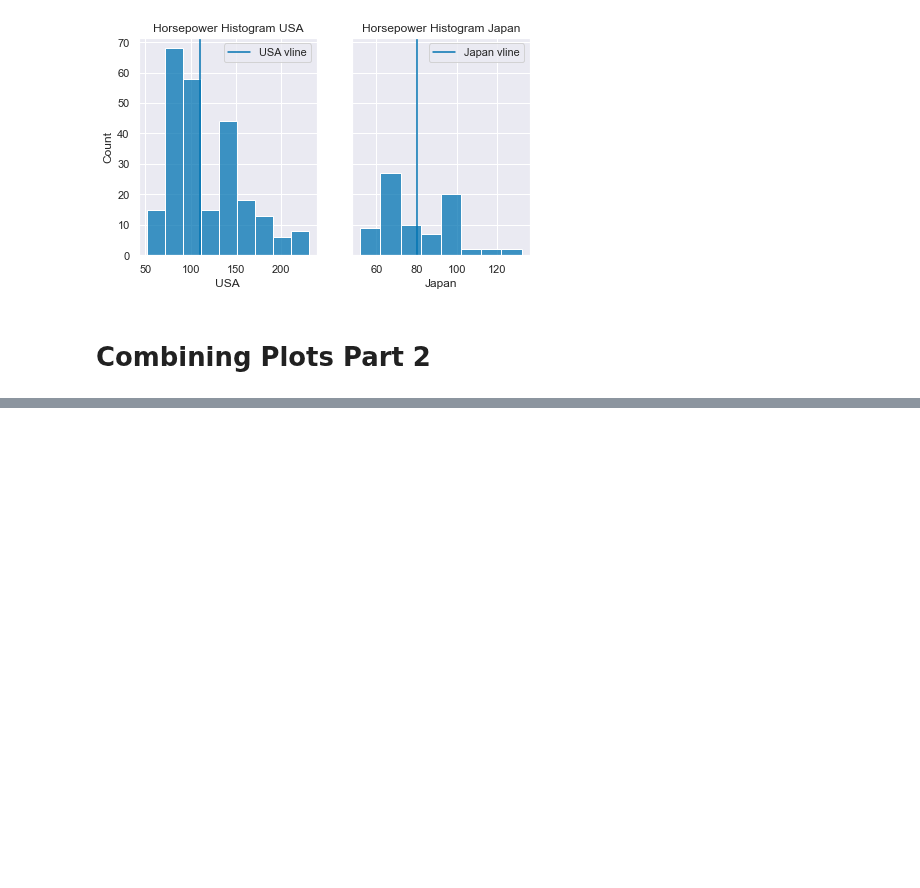
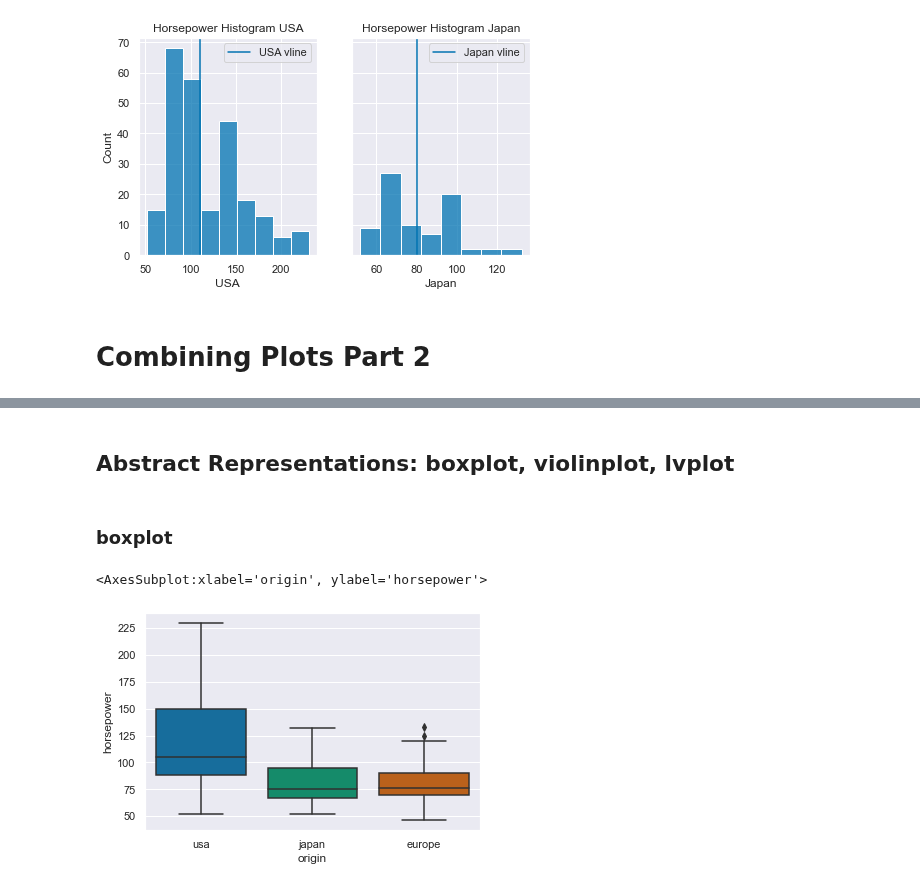
Before and after one commit to Jose-Servin/DataCamp, a Jupyter notebook: Courses/Intermediate_Seaborn/1.1_Intermediate_Seaborn.ipynb, the cells around one changed output, grey strips where cells are left out. Cells and saved outputs as stored; diff of their text form; code cells hidden in the pictures; blank space fills up the shorter version.

```diff
--- a/Courses/Intermediate_Seaborn/1.1_Intermediate_Seaborn.ipynb
+++ b/Courses/Intermediate_Seaborn/1.1_Intermediate_Seaborn.ipynb
@@ -271,0 +300,9 @@ ax.axvline
+# %% [markdown]
+## Abstract Representations: boxplot, violinplot, lvplot
+# %% [markdown]
+### boxplot
+# %%
+sns.boxplot(data=df, x='origin', y='horsepower')
+# %% [output]
+<AxesSubplot:xlabel='origin', ylabel='horsepower'>
+[figure, added]
```
Also changed, not shown: parts of 58 cells of this notebook.
